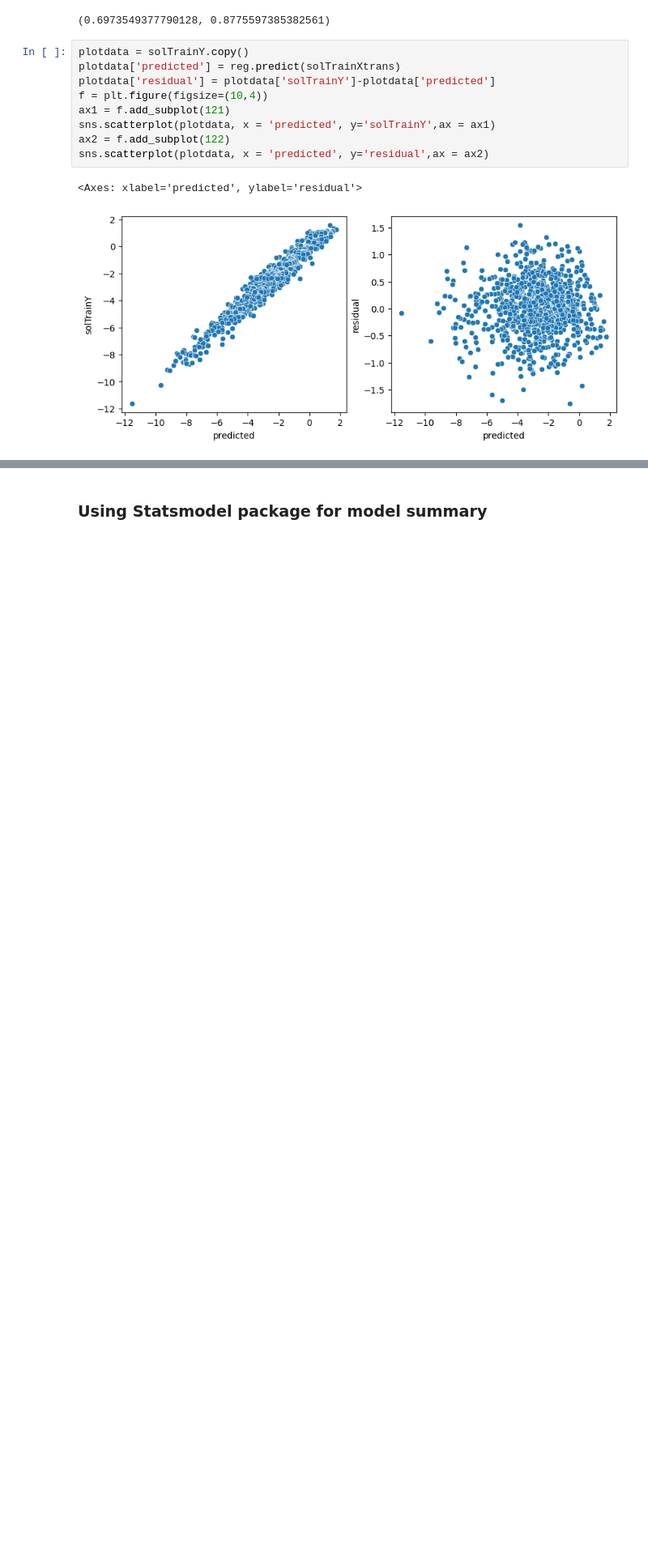
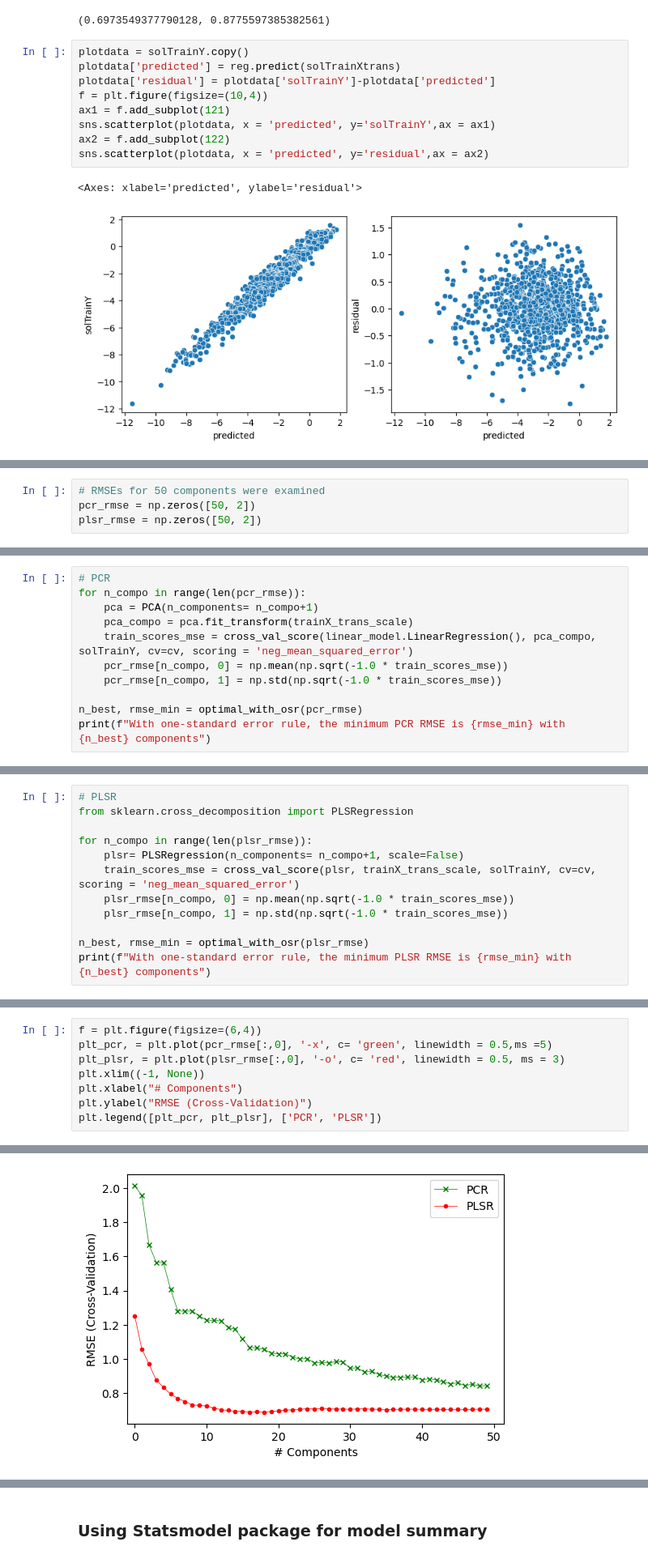
Before and after one commit to chenxuhe79/AppliedPredictiveModeling, a Jupyter notebook: Ch6_5.ipynb, the cells around one changed output, grey strips where cells are left out. Shown at 81% size. Drawn from its saved outputs; the diff is of its cells as text; blank space fills up the shorter version.

```diff
--- a/Ch6_5.ipynb
+++ b/Ch6_5.ipynb
@@ -178,0 +185,4 @@ sns.scatterplot(plotdata, x = 'predicted', y='residual',ax = ax2)
+# %%
+# RMSEs for 50 components were examined
+pcr_rmse = np.zeros([50, 2])
+plsr_rmse = np.zeros([50, 2])
@@ -178,0 +200,11 @@ sns.scatterplot(plotdata, x = 'predicted', y='residual',ax = ax2)
+# %%
+# PCR
+for n_compo in range(len(pcr_rmse)):
+    pca = PCA(n_components= n_compo+1)
+    pca_compo = pca.fit_transform(trainX_trans_scale)
+    train_scores_mse = cross_val_score(linear_model.LinearRegression(), pca_compo, solTrainY, cv=cv, scoring = 'neg_mean_squared_error')
+    pcr_rmse[n_compo, 0] = np.mean(np.sqrt(-1.0 * train_scores_mse))
+    pcr_rmse[n_compo, 1] = np.std(np.sqrt(-1.0 * train_scores_mse))
+
+n_best, rmse_min = optimal_with_osr(pcr_rmse)
+print(f"With one-standard error rule, the minimum PCR RMSE is {rmse_min} with {n_best} components")
@@ -178,0 +213,12 @@ sns.scatterplot(plotdata, x = 'predicted', y='residual',ax = ax2)
+# %%
+# PLSR
+from sklearn.cross_decomposition import PLSRegression
+
+for n_compo in range(len(plsr_rmse)):
+    plsr= PLSRegression(n_components= n_compo+1, scale=False)
+    train_scores_mse = cross_val_score(plsr, trainX_trans_scale, solTrainY, cv=cv, scoring = 'neg_mean_squared_error')
+    plsr_rmse[n_compo, 0] = np.mean(np.sqrt(-1.0 * train_scores_mse))
+    plsr_rmse[n_compo, 1] = np.std(np.sqrt(-1.0 * train_scores_mse))
+
+n_best, rmse_min = optimal_with_osr(plsr_rmse)
+print(f"With one-standard error rule, the minimum PLSR RMSE is {rmse_min} with {n_best} components")
@@ -178,0 +227,9 @@ sns.scatterplot(plotdata, x = 'predicted', y='residual',ax = ax2)
+# %%
+f = plt.figure(figsize=(6,4))
+plt_pcr, = plt.plot(pcr_rmse[:,0], '-x', c= 'green', linewidth = 0.5,ms =5)
+plt_plsr, = plt.plot(plsr_rmse[:,0], '-o', c= 'red', linewidth = 0.5, ms = 3)
+plt.xlim((-1, None))
+plt.xlabel("# Components")
+plt.ylabel("RMSE (Cross-Validation)")
+plt.legend([plt_pcr, plt_plsr], ['PCR', 'PLSR'])
+# %% [output]
@@ -178,0 +237 @@ sns.scatterplot(plotdata, x = 'predicted', y='residual',ax = ax2)
+[figure, added]
```
Also changed, not shown: parts of 34 cells of this notebook.
